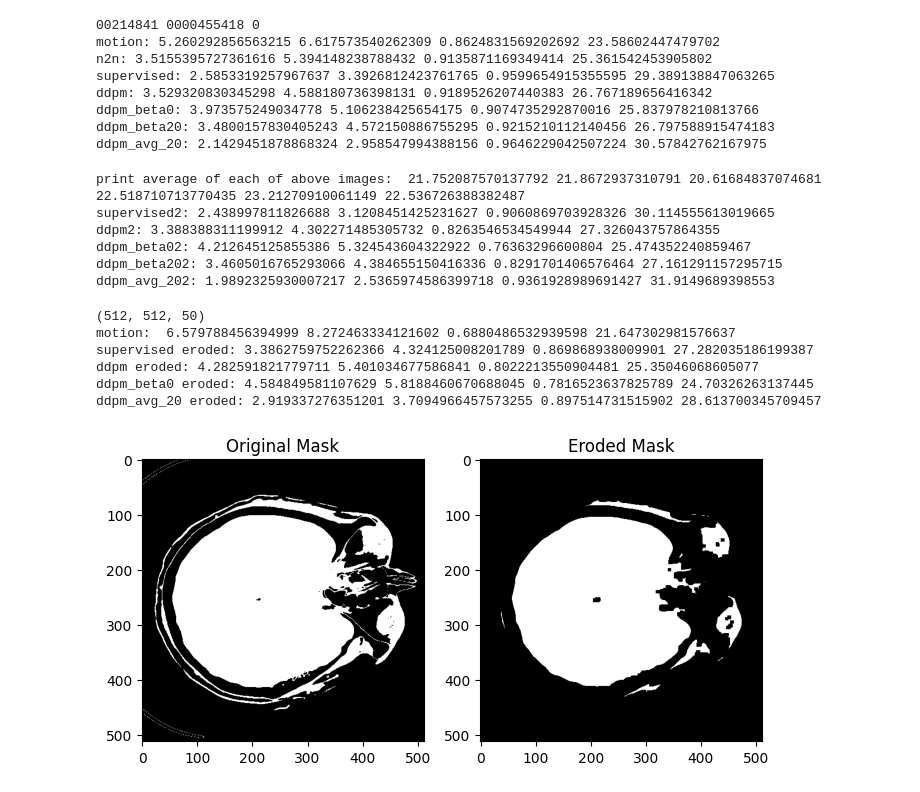
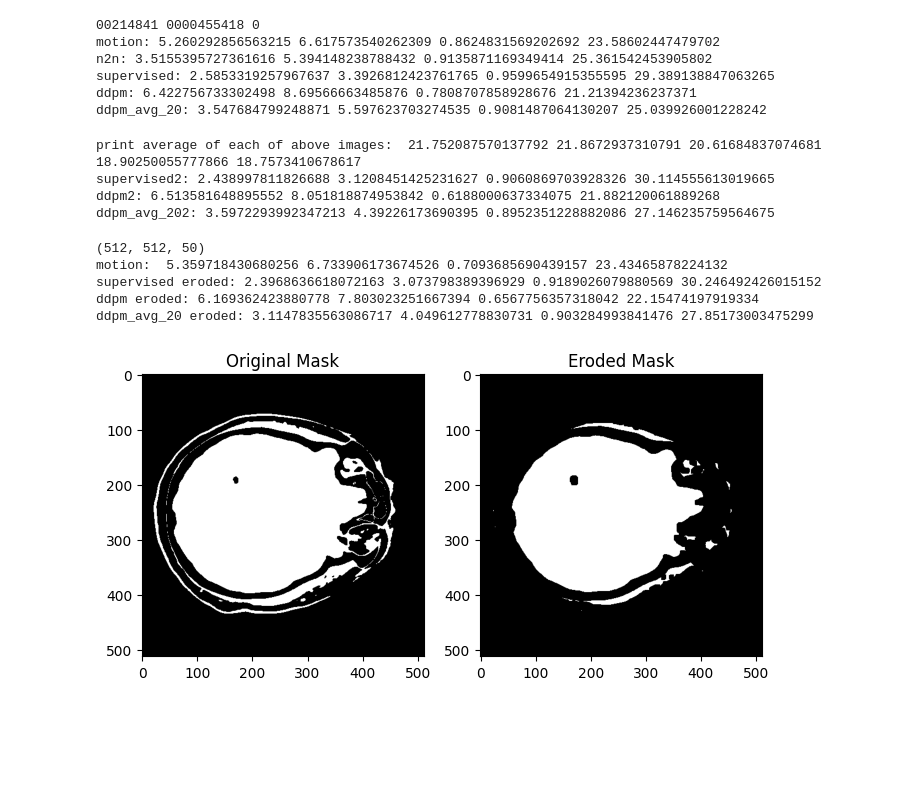
Before and after one commit to zhennongchen/Diffusion_denoising_thin_slice, a Jupyter notebook: main_quantitative.ipynb, the cells around one changed output. Cells and saved outputs as stored; diff of their text form; code cells hidden in the pictures; blank space fills up the shorter version.

```diff
--- a/main_quantitative.ipynb
+++ b/main_quantitative.ipynb
@@ -51,20 +51,21 @@ for i in range(0,1):
     supervised_img = nb.load(supervised_file).get_fdata() if avg_slice == False else nb.load(supervised_file).get_fdata()[:,:,1:shape[2]-1]
     supervised_img_brain = Data_processing.cutoff_intensity(supervised_img, cutoff_low=-100, cutoff_high=100)
 
-    ddpm_file = os.path.join('/mnt/camca_NAS/denoising/models/unsupervised_gaussian_2D_mean_beta10/pred_images', patient_id, patient_subid,'random_'+str(random_n), 'epoch56_1/pred_img.nii.gz')
+    # ddpm_file = os.path.join('/mnt/camca_NAS/denoising/models/unsupervised_gaussian_2D_mean_beta10/pred_images', patient_id, patient_subid,'random_'+str(random_n), 'epoch56_1/pred_img.nii.gz')
+    ddpm_file = os.path.join('/mnt/camca_NAS/denoising/models/unsupervised_gaussian_2D_1.25mm/pred_images_thin', patient_id, patient_subid,'random_'+str(random_n), 'epoch73_1/pred_img.nii.gz')
     ddpm_img = nb.load(ddpm_file).get_fdata() if avg_slice == False else nb.load(ddpm_file).get_fdata()[:,:,1:shape[2]-1]
     ddpm_img_brain = Data_processing.cutoff_intensity(ddpm_img, cutoff_low=-100, cutoff_high=100)
 
-    ddpm_beta0_file = os.path.join('/mnt/camca_NAS/denoising/models/unsupervised_gaussian_2D_mean_beta0/pred_images', patient_id, patient_subid,'random_'+str(random_n), 'epoch61_1/pred_img.nii.gz')
-    ddpm_beta0_img = nb.load(ddpm_beta0_file).get_fdata() if avg_slice == False else nb.load(ddpm_beta0_file).get_fdata()[:,:,1:shape[2]-1]
-    ddpm_beta0_img_brain = Data_processing.cutoff_intensity(ddpm_beta0_img, cutoff_low=-100, cutoff_high=100)
+    # ddpm_beta0_file = os.path.join('/mnt/camca_NAS/denoising/models/unsupervised_gaussian_2D_mean_beta0/pred_images', patient_id, patient_subid,'random_'+str(random_n), 'epoch61_1/pred_img.nii.gz')
+    # ddpm_beta0_img = nb.load(ddpm_beta0_file).get_fdata() if avg_slice == False else nb.load(ddpm_beta0_file).get_fdata()[:,:,1:shape[2]-1]
+    # ddpm_beta0_img_brain = Data_processing.cutoff_intensity(ddpm_beta0_img, cutoff_low=-100, cutoff_high=100)
 
-    ddpm_beta20_file = os.path.join('/mnt/camca_NAS/denoising/models/unsupervised_gaussian_2D_mean_beta20/pred_images', patient_id, patient_subid,'random_'+str(random_n), 'epoch57_1/pred_img.nii.gz')
-    ddpm_beta20_img = nb.load(ddpm_beta20_file).get_fdata() if avg_slice == False else nb.load(ddpm_beta20_file).get_fdata()[:,:,1:shape[2]-1]
-    ddpm_beta20_img_brain = Data_processing.cutoff_intensity(ddpm_beta20_img, cutoff_low=-100, cutoff_high=100)
+    # ddpm_beta20_file = os.path.join('/mnt/camca_NAS/denoising/models/unsupervised_gaussian_2D_mean_beta20/pred_images', patient_id, patient_subid,'random_'+str(random_n), 'epoch57_1/pred_img.nii.gz')
+    # ddpm_beta20_img = nb.load(ddpm_beta20_file).get_fdata() if avg_slice == False else nb.load(ddpm_beta20_file).get_fdata()[:,:,1:shape[2]-1]
+    # ddpm_beta20_img_brain = Data_processing.cutoff_intensity(ddpm_beta20_img, cutoff_low=-100, cutoff_high=100)
 
-
-    ddpm_avg_20_file = os.path.join('/mnt/camca_NAS/denoising/models/unsupervised_gaussian_2D_mean_beta10/pred_images', patient_id, patient_subid,'random_'+str(random_n), 'epoch56avg/pred_img_scans20.nii.gz')
+    # ddpm_avg_20_file = os.path.join('/mnt/camca_NAS/denoising/models/unsupervised_gaussian_2D_mean_beta10/pred_images', patient_id, patient_subid,'random_'+str(random_n), 'epoch56avg/pred_img_scans20.nii.gz')
+    ddpm_avg_20_file = os.path.join('/mnt/camca_NAS/denoising/models/unsupervised_gaussian_2D_1.25mm/pred_images_thin', patient_id, patient_subid,'random_'+str(random_n), 'epoch73avg/pred_img_scans10.nii.gz')
     ddpm_avg_20_img = nb.load(ddpm_avg_20_file).get_fdata() if avg_slice == False else nb.load(ddpm_avg_20_file).get_fdata()[:,:,1:shape[2]-1]
     ddpm_avg_20_img_brain = Data_processing.cutoff_intensity(ddpm_avg_20_img, cutoff_low=-100, cutoff_high=100)
 
@@ -74,26 +75,24 @@ for i in range(0,1):
     mae_brain_supervised, _, rmse_brain_supervised, _, ssim_brain_supervised,psnr_brain_supervised = ff.compare(supervised_img_brain, gt_img_brain, cutoff_low = 0, cutoff_high = 100)
 
     mae_brain_ddpm, _, rmse_brain_ddpm, _, ssim_brain_ddpm,psnr_brain_ddpm = ff.compare(ddpm_img_brain, gt_img_brain, cutoff_low = 0, cutoff_high = 100)
-    mae_brain_ddpm_beta0, _, rmse_brain_ddpm_beta0, _, ssim_brain_ddpm_beta0,psnr_brain_ddpm_beta0 = ff.compare(ddpm_beta0_img_brain, gt_img_brain, cutoff_low = 0, cutoff_high = 100)
-    mae_brain_ddpm_beta20, _, rmse_brain_ddpm_beta20, _, ssim_brain_ddpm_beta20,psnr_brain_ddpm_beta20 = ff.compare(ddpm_beta20_img_brain, gt_img_brain, cutoff_low = 0, cutoff_high = 100)
+    # mae_brain_ddpm_beta0, _, rmse_brain_ddpm_beta0, _, ssim_brain_ddpm_beta0,psnr_brain_ddpm_beta0 = ff.compare(ddpm_beta0_img_brain, gt_img_brain, cutoff_low = 0, cutoff_high = 100)
+    # mae_brain_ddpm_beta20, _, rmse_brain_ddpm_beta20, _, ssim_brain_ddpm_beta20,psnr_brain_ddpm_beta20 = ff.compare(ddpm_beta20_img_brain, gt_img_brain, cutoff_low = 0, cutoff_high = 100)
     mae_brain_ddpm_avg_20, _, rmse_brain_ddpm_avg_20, _, ssim_brain_ddpm_avg_20,psnr_brain_ddpm_avg_20 = ff.compare(ddpm_avg_20_img_brain, gt_img_brain, cutoff_low = 0, cutoff_high = 100)
 
     print('motion:', mae_brain_motion, rmse_brain_motion, ssim_brain_motion, psnr_brain_motion)
     print('n2n:', mae_brain_n2n, rmse_brain_n2n, ssim_brain_n2n, psnr_brain_n2n)
     print('supervised:', mae_brain_supervised, rmse_brain_supervised, ssim_brain_supervised, psnr_brain_supervised)
     print('ddpm:', mae_brain_ddpm, rmse_brain_ddpm, ssim_brain_ddpm, psnr_brain_ddpm)
-    print('ddpm_beta0:', mae_brain_ddpm_beta0, rmse_brain_ddpm_beta0, ssim_brain_ddpm_beta0, psnr_brain_ddpm_beta0)
-    print('ddpm_beta20:', mae_brain_ddpm_beta20, rmse_brain_ddpm_beta20, ssim_brain_ddpm_beta20, psnr_brain_ddpm_beta20)
+    # print('ddpm_beta0:', mae_brain_ddpm_beta0, rmse_brain_ddpm_beta0, ssim_brain_ddpm_beta0, psnr_brain_ddpm_beta0)
+    # print('ddpm_beta20:', mae_brain_ddpm_beta20, rmse_brain_ddpm_beta20, ssim_brain_ddpm_beta20, psnr_brain_ddpm_beta20)
     print('ddpm_avg_20:', mae_brain_ddpm_avg_20, rmse_brain_ddpm_avg_20, ssim_brain_ddpm_avg_20, psnr_brain_ddpm_avg_20)
 # %% [output]
 00214841 0000455418 0
 motion: 5.260292856563215 6.617573540262309 0.8624831569202692 23.58602447479702
 n2n: 3.5155395727361616 5.394148238788432 0.9135871169349414 25.361542453905802
 supervised: 2.5853319257967637 3.3926812423761765 0.9599654915355595 29.389138847063265
-ddpm: 3.529320830345298 4.588180736398131 0.9189526207440383 26.767189656416342
-ddpm_beta0: 3.973575249034778 5.106238425654175 0.9074735292870016 25.837978210813766
-ddpm_beta20: 3.4800157830405243 4.572150886755295 0.9215210112140456 26.797588915474183
-ddpm_avg_20: 2.1429451878868324 2.958547994388156 0.9646229042507224 30.57842762167975
+ddpm: 6.422756733302498 8.69566663485876 0.7808707858928676 21.21394236237371
+ddpm_avg_20: 3.547684799248871 5.597623703274535 0.9081487064130207 25.039926001228242
 # %%
 # compare brain region
 x= 257# case0:246
@@ -103,37 +102,35 @@ condition_img_brain2 = condition_img_brain[x-50: x+50, y-50: y+50, 20:40]
 gt_img_brain2 = gt_img_brain[x-50: x+50, y-50: y+50, 20:40]
 supervised_img_brain2 = supervised_img_brain[x-50: x+50, y-50: y+50, 20:40]
 ddpm_img_brain2 = ddpm_img_brain[x-50: x+50, y-50: y+50, 20:40]
-ddpm_beta0_img_brain2 = ddpm_beta0_img_brain[x-50: x+50, y-50: y+50, 20:40]
-ddpm_beta20_img_brain2 = ddpm_beta20_img_brain[x-50: x+50, y-50: y+50, 20:40]
+# ddpm_beta0_img_brain2 = ddpm_beta0_img_brain[x-50: x+50, y-50: y+50, 20:40]
+# ddpm_beta20_img_brain2 = ddpm_beta20_img_brain[x-50: x+50, y-50: y+50, 20:40]
 ddpm_avg_20_img_brain2 = ddpm_avg_20_img_brain[x-50: x+50, y-50: y+50,20:40]
 
 gt_img_brain2 = np.clip(gt_img_brain2, 0, 100)
 condition_img_brain2 = np.clip(condition_img_brain2, 0, 100)
 supervised_img_brain2 = np.clip(supervised_img_brain2, 0, 100)
 ddpm_img_brain2 = np.clip(ddpm_img_brain2, 0, 100)
-ddpm_beta0_img_brain2 = np.clip(ddpm_beta0_img_brain2, 0, 100)
-ddpm_beta20_img_brain2 = np.clip(ddpm_beta20_img_brain2, 0, 100)
+# ddpm_beta0_img_brain2 = np.clip(ddpm_beta0_img_brain2, 0, 100)
+# ddpm_beta20_img_brain2 = np.clip(ddpm_beta20_img_brain2, 0, 100)
 ddpm_avg_20_img_brain2 = np.clip(ddpm_avg_20_img_brain2, 0, 100)
 
-print('print average of each of above images: ', np.mean(gt_img_brain2), np.mean(condition_img_brain2),np.mean(supervised_img_brain2), np.mean(ddpm_img_brain2), np.mean(ddpm_beta0_img_brain2), np.mean(ddpm_avg_20_img_brain2))
+print('print average of each of above images: ', np.mean(gt_img_brain2), np.mean(condition_img_brain2),np.mean(supervised_img_brain2), np.mean(ddpm_img_brain2), np.mean(ddpm_avg_20_img_brain2))
 
 mae_brain_supervised2, _, rmse_brain_supervised2, _, ssim_brain_supervised2,psnr_brain_supervised2 = ff.compare(supervised_img_brain2, gt_img_brain2, cutoff_low = 0, cutoff_high = 100)
 mae_brain_ddpm2, _, rmse_brain_ddpm2, _, ssim_brain_ddpm2,psnr_brain_ddpm2 = ff.compare(ddpm_img_brain2, gt_img_brain2, cutoff_low = 0, cutoff_high = 100)
-mae_brain_ddpm_beta02, _, rmse_brain_ddpm_beta02, _, ssim_brain_ddpm_beta02,psnr_brain_ddpm_beta02 = ff.compare(ddpm_beta0_img_brain2, gt_img_brain2, cutoff_low = 0, cutoff_high = 100)
-mae_brain_ddpm_beta202, _, rmse_brain_ddpm_beta202, _, ssim_brain_ddpm_beta202,psnr_brain_ddpm_beta202 = ff.compare(ddpm_beta20_img_brain2, gt_img_brain2, cutoff_low = 0, cutoff_high = 100)
+# mae_brain_ddpm_beta02, _, rmse_brain_ddpm_beta02, _, ssim_brain_ddpm_beta02,psnr_brain_ddpm_beta02 = ff.compare(ddpm_beta0_img_brain2, gt_img_brain2, cutoff_low = 0, cutoff_high = 100)
+# mae_brain_ddpm_beta202, _, rmse_brain_ddpm_beta202, _, ssim_brain_ddpm_beta202,psnr_brain_ddpm_beta202 = ff.compare(ddpm_beta20_img_brain2, gt_img_brain2, cutoff_low = 0, cutoff_high = 100)
 mae_brain_ddpm_avg_202, _, rmse_brain_ddpm_avg_202, _, ssim_brain_ddpm_avg_202,psnr_brain_ddpm_avg_202 = ff.compare(ddpm_avg_20_img_brain2, gt_img_brain2, cutoff_low = 0, cutoff_high = 100)
 print('supervised2:', mae_brain_supervised2, rmse_brain_supervised2, ssim_brain_supervised2, psnr_brain_supervised2)
 print('ddpm2:', mae_brain_ddpm2, rmse_brain_ddpm2, ssim_brain_ddpm2, psnr_brain_ddpm2)
-print('ddpm_beta02:', mae_brain_ddpm_beta02, rmse_brain_ddpm_beta02, ssim_brain_ddpm_beta02, psnr_brain_ddpm_beta02)
-print('ddpm_beta202:', mae_brain_ddpm_beta202, rmse_brain_ddpm_beta202, ssim_brain_ddpm_beta202, psnr_brain_ddpm_beta202)
+# print('ddpm_beta02:', mae_brain_ddpm_beta02, rmse_brain_ddpm_beta02, ssim_brain_ddpm_beta02, psnr_brain_ddpm_beta02)
+# print('ddpm_beta202:', mae_brain_ddpm_beta202, rmse_brain_ddpm_beta202, ssim_brain_ddpm_beta202, psnr_brain_ddpm_beta202)
 print('ddpm_avg_202:', mae_brain_ddpm_avg_202, rmse_brain_ddpm_avg_202, ssim_brain_ddpm_avg_202, psnr_brain_ddpm_avg_202)
 # %% [output]
-print average of each of above images:  21.752087570137792 21.8672937310791 20.61684837074681 22.518710713770435 23.21270910061149 22.536726388382487
+print average of each of above images:  21.752087570137792 21.8672937310791 20.61684837074681 18.90250055777866 18.7573410678617
 supervised2: 2.438997811826688 3.1208451425231627 0.9060869703928326 30.114555613019665
-ddpm2: 3.388388311199912 4.302271485305732 0.8263546534549944 27.326043757864355
-ddpm_beta02: 4.212645125855386 5.324543604322922 0.76363296600804 25.474352240859467
-ddpm_beta202: 3.4605016765293066 4.384655150416336 0.8291701406576464 27.161291157295715
-ddpm_avg_202: 1.9892325930007217 2.5365974586399718 0.9361928989691427 31.9149689398553
+ddpm2: 6.513581648895552 8.051818874953842 0.6188000637334075 21.882120061889268
+ddpm_avg_202: 3.5972293992347213 4.39226173690395 0.8952351228882086 27.146235759564675
 # %%
 from scipy.ndimage import binary_erosion, generate_binary_structure
 # erode
@@ -141,41 +138,40 @@ mask = np.zeros(gt_img_brain.shape, dtype=bool)
 mask[(gt_img_brain>0) & (gt_img_brain < 100)] = 1
 print(mask.shape)
 structure = np.ones((6,6))
 mask_eroded = np.zeros_like(mask, dtype=bool)
 for i in range(mask.shape[2]):
     mask_eroded[:, :, i] = binary_erosion(mask[:, :, i], structure=structure, iterations=1)
 
 
 
 # plot side by side
 plt.figure(figsize=(8, 4))
 plt.subplot(1, 2, 1)
 plt.imshow(mask[:, :, 0], cmap='gray')
 plt.title('Original Mask')
 plt.subplot(1, 2, 2)
 plt.imshow(mask_eroded[:, :, 0], cmap='gray')
 plt.title('Eroded Mask')
 
 # mae
 mae_brain_motion_eroded, _, rmse_brain_motion_eroded, _, ssim_brain_motion_eroded,psnr_brain_motion_eroded = ff.compare(condition_img_brain[mask_eroded==1], gt_img_brain[mask_eroded==1], cutoff_low = 0, cutoff_high = 100)
 mae_brain_supervised_eroded, _, rmse_brain_supervised_eroded, _, ssim_brain_supervised_eroded,psnr_brain_supervised_eroded = ff.compare(supervised_img_brain[mask_eroded==1], gt_img_brain[mask_eroded==1], cutoff_low = 0, cutoff_high = 100)
 mae_brain_ddpm_eroded, _, rmse_brain_ddpm_eroded, _, ssim_brain_ddpm_eroded,psnr_brain_ddpm_eroded = ff.compare(ddpm_img_brain[mask_eroded==1], gt_img_brain[mask_eroded==1], cutoff_low = 0, cutoff_high = 100)
-mae_brain_ddpm_beta0_eroded, _, rmse_brain_ddpm_beta0_eroded, _, ssim_brain_ddpm_beta0_eroded,psnr_brain_ddpm_beta0_eroded = ff.compare(ddpm_beta0_img_brain[mask_eroded==1], gt_img_brain[mask_eroded==1], cutoff_low = 0, cutoff_high = 100)
+# mae_brain_ddpm_beta0_eroded, _, rmse_brain_ddpm_beta0_eroded, _, ssim_brain_ddpm_beta0_eroded,psnr_brain_ddpm_beta0_eroded = ff.compare(ddpm_beta0_img_brain[mask_eroded==1], gt_img_brain[mask_eroded==1], cutoff_low = 0, cutoff_high = 100)
 mae_brain_ddpm_avg_20_eroded, _, rmse_brain_ddpm_avg_20_eroded, _, ssim_brain_ddpm_avg_20_eroded,psnr_brain_ddpm_avg_20_eroded = ff.compare(ddpm_avg_20_img_brain[mask_eroded==1], gt_img_brain[mask_eroded==1], cutoff_low = 0, cutoff_high = 100)
 
 print('motion: ', mae_brain_motion_eroded, rmse_brain_motion_eroded, ssim_brain_motion_eroded, psnr_brain_motion_eroded)
 print('supervised eroded:', mae_brain_supervised_eroded, rmse_brain_supervised_eroded, ssim_brain_supervised_eroded, psnr_brain_supervised_eroded)
 print('ddpm eroded:', mae_brain_ddpm_eroded, rmse_brain_ddpm_eroded, ssim_brain_ddpm_eroded, psnr_brain_ddpm_eroded)
-print('ddpm_beta0 eroded:', mae_brain_ddpm_beta0_eroded, rmse_brain_ddpm_beta0_eroded, ssim_brain_ddpm_beta0_eroded, psnr_brain_ddpm_beta0_eroded)
+# print('ddpm_beta0 eroded:', mae_brain_ddpm_beta0_eroded, rmse_brain_ddpm_beta0_eroded, ssim_brain_ddpm_beta0_eroded, psnr_brain_ddpm_beta0_eroded)
 print('ddpm_avg_20 eroded:', mae_brain_ddpm_avg_20_eroded, rmse_brain_ddpm_avg_20_eroded, ssim_brain_ddpm_avg_20_eroded, psnr_brain_ddpm_avg_20_eroded)
 # %% [output]
 (512, 512, 50)
-motion:  6.579788456394999 8.272463334121602 0.6880486532939598 21.647302981576637
-supervised eroded: 3.3862759752262366 4.324125008201789 0.869868938009901 27.282035186199387
-ddpm eroded: 4.282591821779711 5.401034677586841 0.8022213550904481 25.35046068605077
-ddpm_beta0 eroded: 4.584849581107629 5.8188460670688045 0.7816523637825789 24.70326263137445
-ddpm_avg_20 eroded: 2.919337276351201 3.7094966457573255 0.897514731515902 28.613700345709457
+motion:  5.359718430680256 6.733906173674526 0.7093685690439157 23.43465878224132
+supervised eroded: 2.3968636618072163 3.073798389396929 0.9189026079880569 30.246492426015152
+ddpm eroded: 6.169362423880778 7.803023251667394 0.6567756357318042 22.15474197919334
+ddpm_avg_20 eroded: 3.1147835563086717 4.049612778830731 0.903284993841476 27.85173003475299
-[figure, old version]
+[figure, new version]
 # %%
 affine = nb.load(gt_file).affine
 
```
Also changed, not shown: 2 other files.
